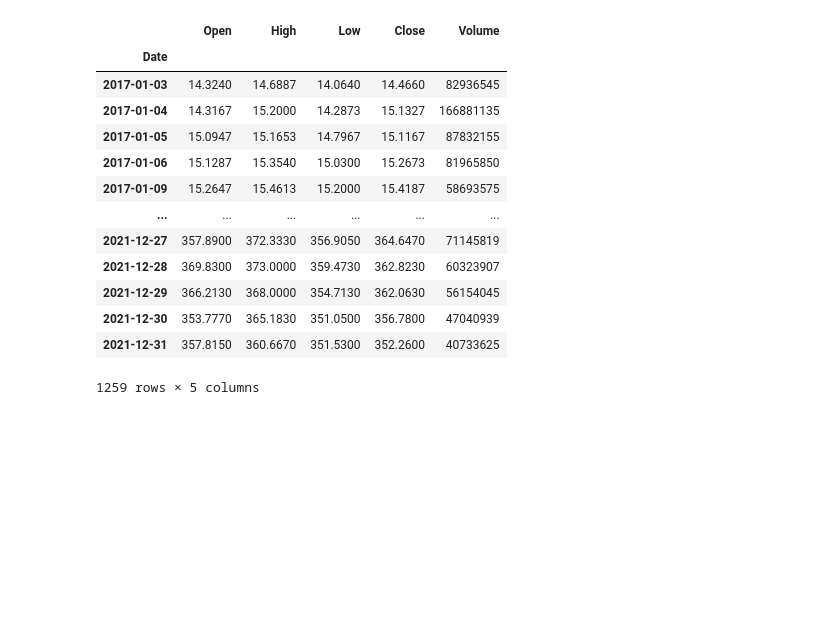
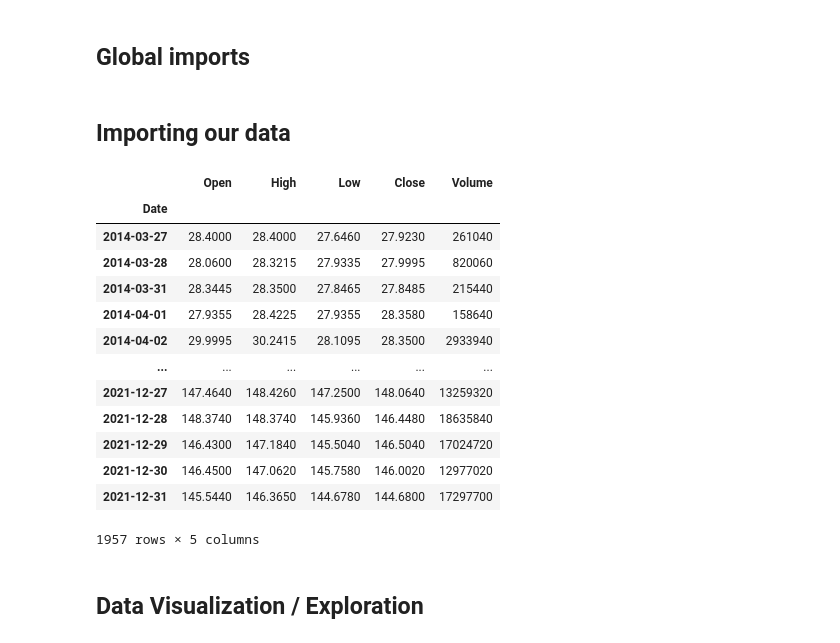
Before and after one commit to jacklayfield/ClosingPrices, a Jupyter notebook: datapredict.ipynb, the cells around one changed output. Drawn from its saved outputs; the diff is of its cells as text; code cells hidden in the pictures; blank space fills up the shorter version.

```diff
--- a/datapredict.ipynb
+++ b/datapredict.ipynb
@@ -3,3 +10,5 @@
+# %% [markdown]
+## Global imports
 # %%
 #Libraries
 import math
@@ -13,29 +22,33 @@ from keras.models import Sequential
 from keras.layers import Dense, LSTM
 import matplotlib.pyplot as plt
 plt.style.use('fivethirtyeight')
+# %% [markdown]
+## Importing our data
 # %%
 #Grab stock quote
-start_date = datetime(2017, 1, 1)
+start_date = datetime(2014, 1, 1)
 end_date = datetime(2022, 1, 1)
-sq = pdr.DataReader('TSLA', 'stooq', start_date, end_date)
+sq = pdr.DataReader('GOOG', 'stooq', start_date, end_date)
 
 # Reindex our dataframe to be in ascending order by date.
 sq = sq.reindex(index=sq.index[::-1])
 sq
 # %% [output]
 |  | Open | High | Low | Close | Volume |
 | Date |  |  |  |  |  |
-| 2017-01-03 | 14.3240 | 14.6887 | 14.0640 | 14.4660 | 82936545 |
-| 2017-01-04 | 14.3167 | 15.2000 | 14.2873 | 15.1327 | 166881135 |
-| 2017-01-05 | 15.0947 | 15.1653 | 14.7967 | 15.1167 | 87832155 |
-| 2017-01-06 | 15.1287 | 15.3540 | 15.0300 | 15.2673 | 81965850 |
-| 2017-01-09 | 15.2647 | 15.4613 | 15.2000 | 15.4187 | 58693575 |
+| 2014-03-27 | 28.4000 | 28.4000 | 27.6460 | 27.9230 | 261040 |
+| 2014-03-28 | 28.0600 | 28.3215 | 27.9335 | 27.9995 | 820060 |
+| 2014-03-31 | 28.3445 | 28.3500 | 27.8465 | 27.8485 | 215440 |
+| 2014-04-01 | 27.9355 | 28.4225 | 27.9355 | 28.3580 | 158640 |
+| 2014-04-02 | 29.9995 | 30.2415 | 28.1095 | 28.3500 | 2933940 |
 | ... | ... | ... | ... | ... | ... |
-| 2021-12-27 | 357.8900 | 372.3330 | 356.9050 | 364.6470 | 71145819 |
-| 2021-12-28 | 369.8300 | 373.0000 | 359.4730 | 362.8230 | 60323907 |
-| 2021-12-29 | 366.2130 | 368.0000 | 354.7130 | 362.0630 | 56154045 |
-| 2021-12-30 | 353.7770 | 365.1830 | 351.0500 | 356.7800 | 47040939 |
-| 2021-12-31 | 357.8150 | 360.6670 | 351.5300 | 352.2600 | 40733625 |
+| 2021-12-27 | 147.4640 | 148.4260 | 147.2500 | 148.0640 | 13259320 |
+| 2021-12-28 | 148.3740 | 148.3740 | 145.9360 | 146.4480 | 18635840 |
+| 2021-12-29 | 146.4300 | 147.1840 | 145.5040 | 146.5040 | 17024720 |
+| 2021-12-30 | 146.4500 | 147.0620 | 145.7580 | 146.0020 | 12977020 |
+| 2021-12-31 | 145.5440 | 146.3650 | 144.6780 | 144.6800 | 17297700 |
-1259 rows × 5 columns
+1957 rows × 5 columns
+# %% [markdown]
+## Data Visualization / Exploration
 # %%
 sq.shape
```
Also changed, not shown: parts of 23 cells of this notebook.
